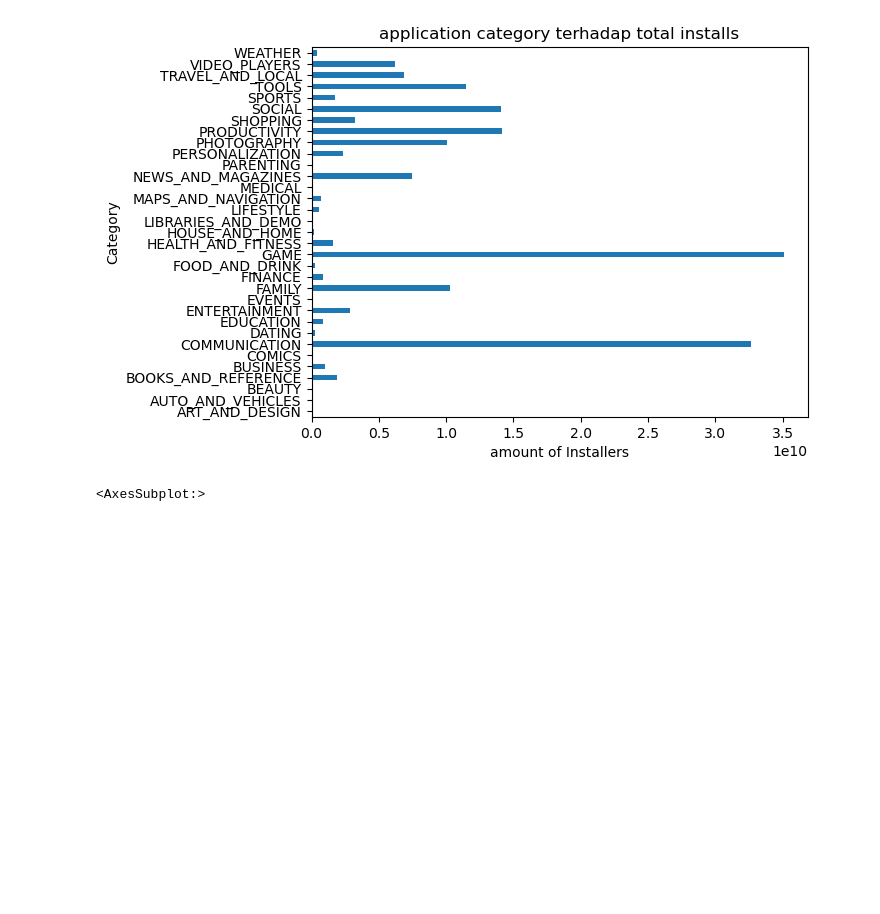
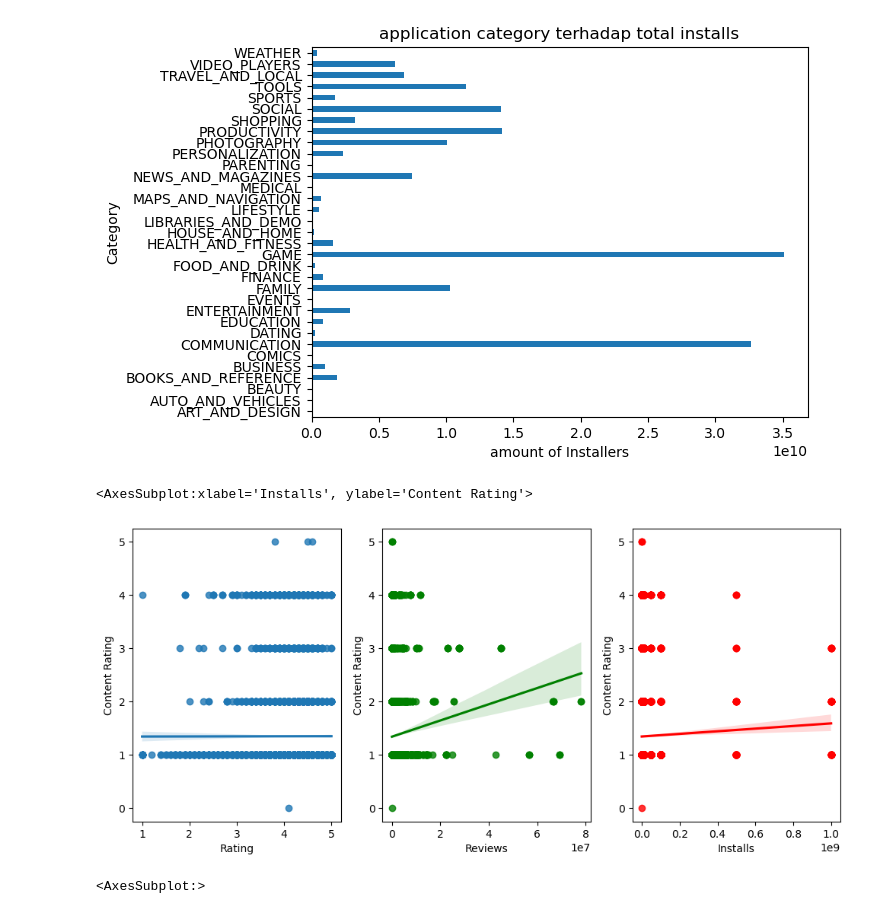
Before and after one commit to raflyaulya/Data-science---haltev, a Jupyter notebook: FINAL TASK 3.ipynb, the cells around one changed output. Cells and saved outputs as stored; diff of their text form; code cells hidden in the pictures; blank space fills up the shorter version.

```diff
--- a/FINAL TASK 3.ipynb
+++ b/FINAL TASK 3.ipynb
@@ -401,6 +410,22 @@ plt.title('application category terhadap total installs')
 # %% [output]
 Text(0.5, 1.0, 'application category terhadap total installs')
 [figure]
+# %%
+# import matplotlib.pyplot as plt
+# import seaborn as sn
+
+# df['Content Rating'] = df['Content Rating'].map({'Everyone':1, 'Teen':2,
+#                                     'Everyone 10+':3, 'Mature 17+':4,
+#                                     'Adults only 18+': 5, 'Unrated':0})
+
+fig,(ax1,ax2,ax3) = plt.subplots(ncols=3)
+fig.set_size_inches(12, 5)
+sn.regplot(x="Rating", y="Content Rating", data=df,ax=ax1)
+sn.regplot(x="Reviews", y="Content Rating", color='g', data=df,ax=ax2)
+sn.regplot(x="Installs", y="Content Rating",color='r', data=df,ax=ax3)
+# %% [output]
+<AxesSubplot:xlabel='Installs', ylabel='Content Rating'>
+[figure, added]
 # %%
 sn.heatmap(df.corr(), annot=True)
 # %% [output]
```
Also changed, not shown: parts of 1 cell of this notebook.
